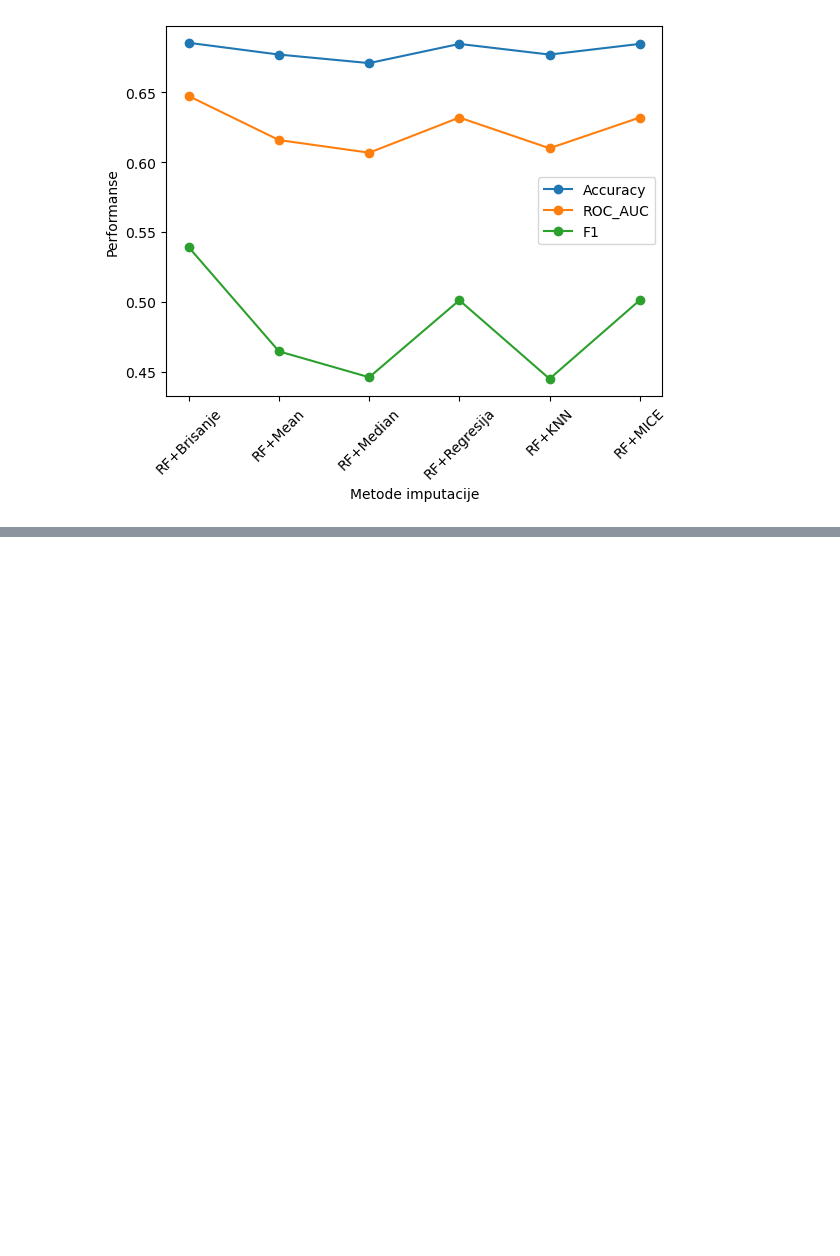
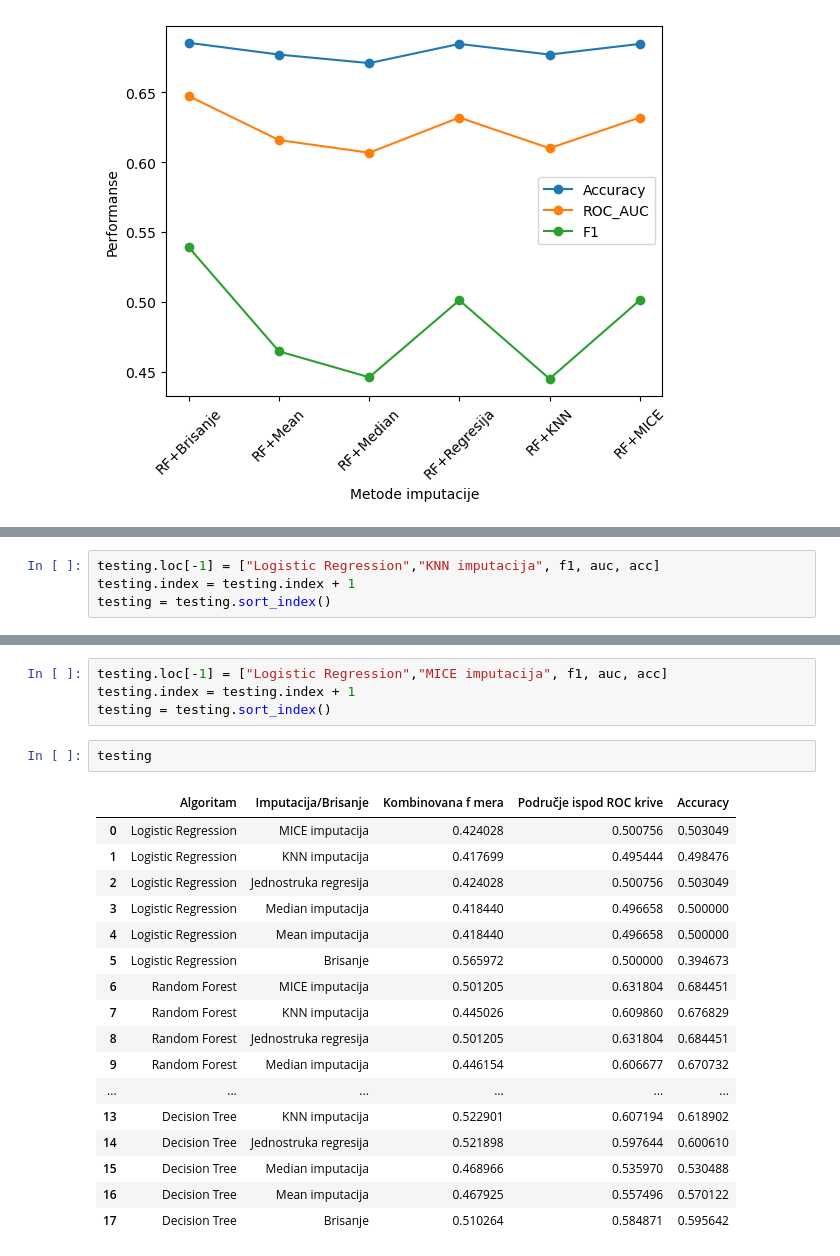
Before and after one commit to StevanGrujic/PrikupljanjeIPredobradaPodataka, a Jupyter notebook: Projekat.ipynb, the cells around one changed output, grey strips where cells are left out. Drawn from its saved outputs; the diff is of its cells as text; blank space fills up the shorter version.

```diff
--- a/Projekat.ipynb
+++ b/Projekat.ipynb
@@ -737,0 +1220,4 @@ plt.show()
+# %%
+testing.loc[-1] = ["Logistic Regression","KNN imputacija", f1, auc, acc]
+testing.index = testing.index + 1
+testing = testing.sort_index()
@@ -737,0 +1249,24 @@ plt.show()
+# %%
+testing.loc[-1] = ["Logistic Regression","MICE imputacija", f1, auc, acc]
+testing.index = testing.index + 1
+testing = testing.sort_index()
+# %%
+testing
+# %% [output]
+|  | Algoritam | Imputacija/Brisanje | Kombinovana f mera | Područje ispod ROC krive | Accuracy |
+| 0 | Logistic Regression | MICE imputacija | 0.424028 | 0.500756 | 0.503049 |
+| 1 | Logistic Regression | KNN imputacija | 0.417699 | 0.495444 | 0.498476 |
+| 2 | Logistic Regression | Jednostruka regresija | 0.424028 | 0.500756 | 0.503049 |
+| 3 | Logistic Regression | Median imputacija | 0.418440 | 0.496658 | 0.500000 |
+| 4 | Logistic Regression | Mean imputacija | 0.418440 | 0.496658 | 0.500000 |
+| 5 | Logistic Regression | Brisanje | 0.565972 | 0.500000 | 0.394673 |
+| 6 | Random Forest | MICE imputacija | 0.501205 | 0.631804 | 0.684451 |
+| 7 | Random Forest | KNN imputacija | 0.445026 | 0.609860 | 0.676829 |
+| 8 | Random Forest | Jednostruka regresija | 0.501205 | 0.631804 | 0.684451 |
+| 9 | Random Forest | Median imputacija | 0.446154 | 0.606677 | 0.670732 |
+| ... | ... | ... | ... | ... | ... |
+| 13 | Decision Tree | KNN imputacija | 0.522901 | 0.607194 | 0.618902 |
+| 14 | Decision Tree | Jednostruka regresija | 0.521898 | 0.597644 | 0.600610 |
+| 15 | Decision Tree | Median imputacija | 0.468966 | 0.535970 | 0.530488 |
+| 16 | Decision Tree | Mean imputacija | 0.467925 | 0.557496 | 0.570122 |
+| 17 | Decision Tree | Brisanje | 0.510264 | 0.584871 | 0.595642 |
```
Also changed, not shown: parts of 59 cells of this notebook.
